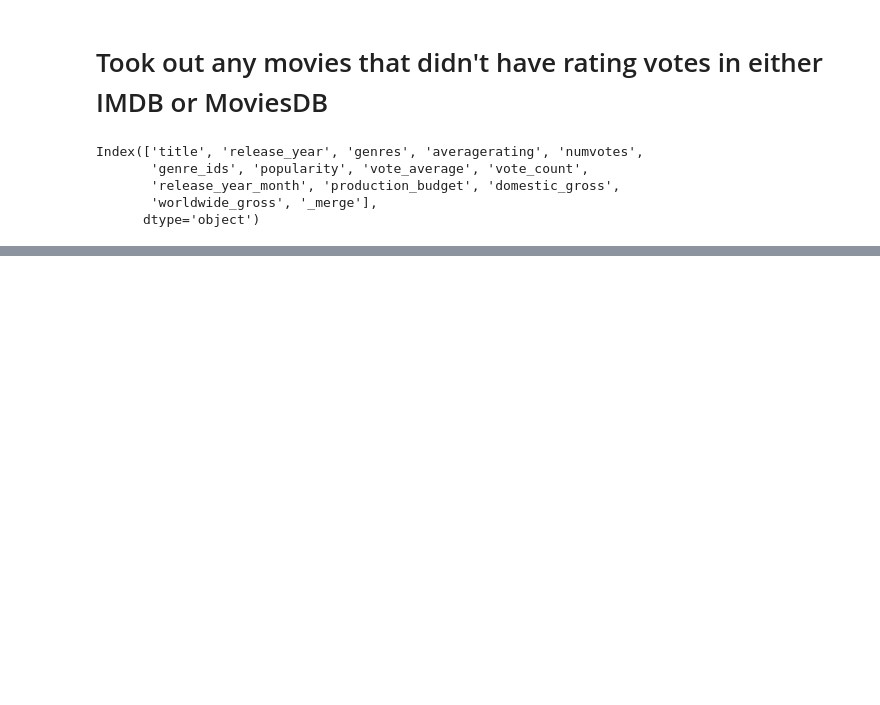
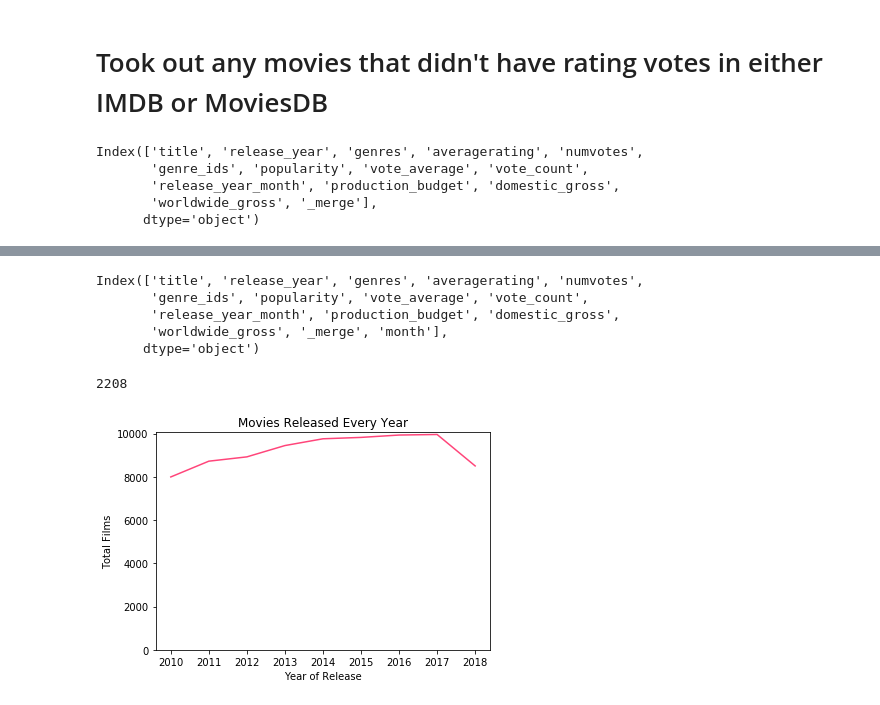
Before and after one commit to anilca-lab/FIS-Mod1-Project, a Jupyter notebook: imported_film_data.ipynb, the cells around one changed output, grey strips where cells are left out. Saved outputs shown, nothing was run; the diff lists cells and outputs as text; code cells hidden in the pictures; blank space fills up the shorter version.

```diff
--- a/imported_film_data.ipynb
+++ b/imported_film_data.ipynb
@@ -113,3 +137,11 @@ df_clean["month"] = month
 # %%
 df_watched = df_clean.loc[(df_clean["numvotes"] >= 284) & (df_clean["vote_count"] >= 25)]
 #Removed all but the top 25% of voted on movies...
+# %%
+df_watched.columns
+# %% [output]
+Index(['title', 'release_year', 'genres', 'averagerating', 'numvotes',
+       'genre_ids', 'popularity', 'vote_average', 'vote_count',
+       'release_year_month', 'production_budget', 'domestic_gross',
+       'worldwide_gross', '_merge', 'month'],
+      dtype='object')
@@ -116 +150,31 @@ df_watched = df_clean.loc[(df_clean["numvotes"] >= 284) & (df_clean["vote_count"
+# %%
+sum(df_watched_year["release_year"] == 2019)
+#2010 7992
+#2011 8721
+#2012 8920
+#2013 9443
+#2014 9756
+#2015 9820
+#2016 9929
+#2017 9955
+#2018 8501
+# %% [output]
+2208
+# %%
+
+total_movies_released = pd.Series([7992,8721,8920,9443,9756,9820,9929,9955,8501])
+
+# Create the Index
+index_ = [2010, 2011, 2012, 2013, 2014, 2015, 2016, 2017, 2018]
+
+# set the index
+total_movies_released.index = index_
+# %%
+ax = sns.lineplot(total_movies_released.index, total_movies_released.values, color="#ff457a")
+ax.set(xlabel='Year of Release', ylabel='Total Films')
+ax.set_title("Movies Released Every Year")
+ax.set_ylim(bottom = 0)
+plt.show()
+# %% [output]
+[figure, added]
 # %%
```
Also changed, not shown: parts of 20 cells of this notebook.
